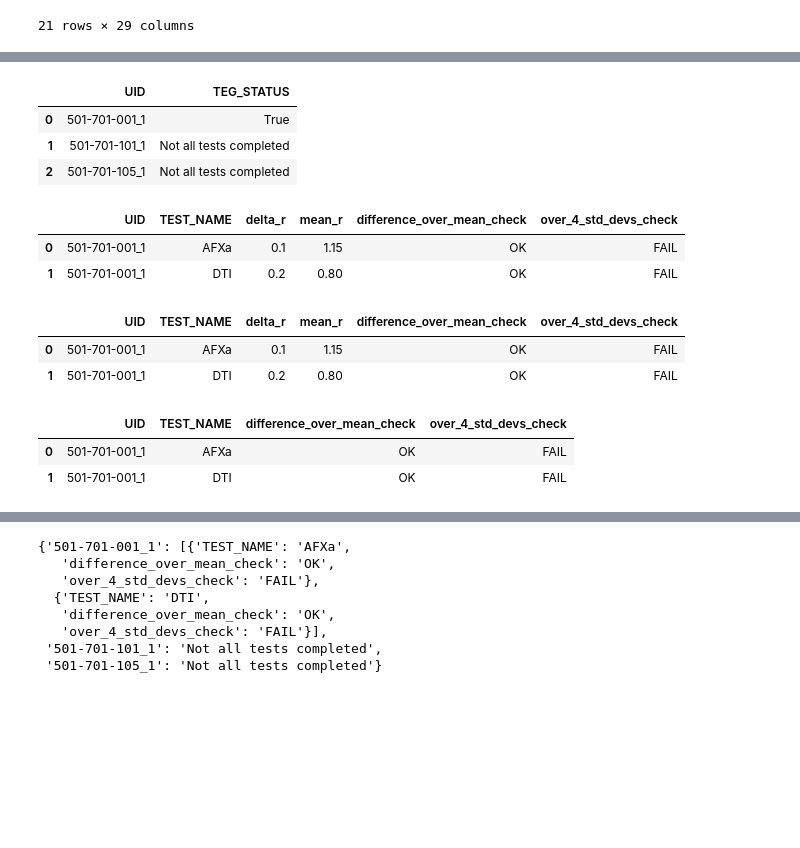
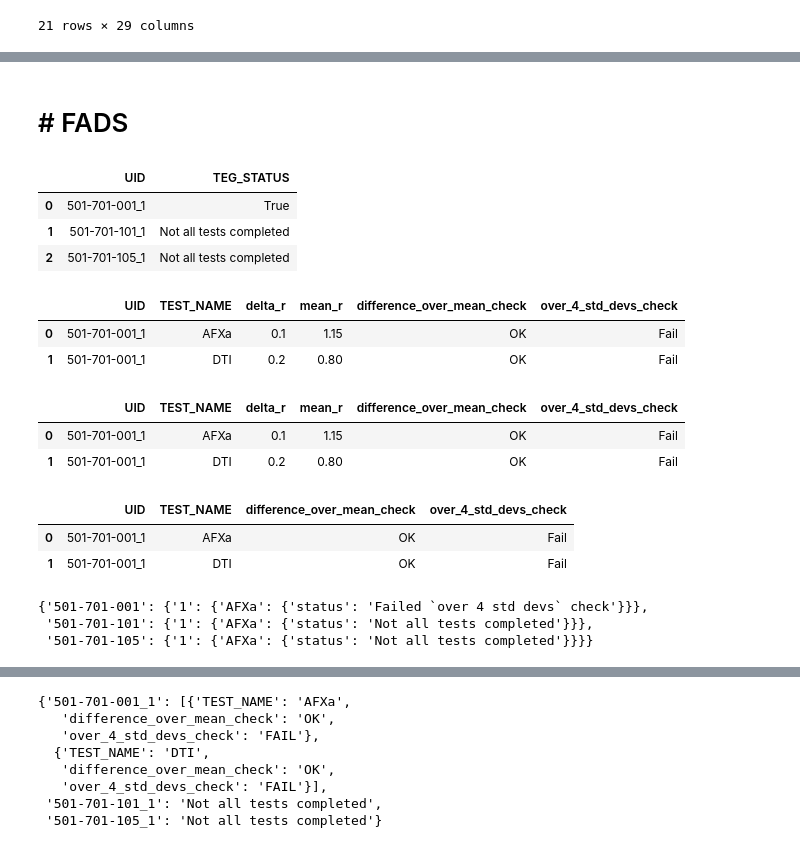
Before and after one commit to HaykTarkhanyan/DOAC_data_integrity, a Jupyter notebook: checks.ipynb, the cells around one changed output, grey strips where cells are left out. Saved outputs shown, nothing was run; the diff lists cells and outputs as text; code cells hidden in the pictures; blank space fills up the shorter version.

```diff
--- a/checks.ipynb
+++ b/checks.ipynb
@@ -118,8 +118,12 @@ TEG
 | 501-701-105_1 | 501-701-105 | 1 | PAT-20160810131047-64f0e051-fe27-... | T1-15I-100230 | 2023-01-20 15:32:00 | Test Error | DAB-B2-2 | ... |
 # %%
 import numpy as np
+# %% [markdown]
+# # FADS
 # %%
-completed_or_not = TEG.groupby("UID")['TEG_STATUS'].apply(lambda x: np.all(x == "Test Completed")).replace(False, "Not all tests completed").reset_index()
+completed_or_not = TEG.groupby("UID")['TEG_STATUS'].apply(lambda x: np.all(x == "Test Completed")) \
+                      .replace(False, "Not all tests completed") \
+                      .reset_index()
 completed_or_not
 # %% [output]
 |  | UID | TEG_STATUS |
@@ -136,47 +141,85 @@ completed_ids = completed["UID"].to_list()
+# %%
+completed = TEG[TEG.index.isin(completed_ids)]
+
+# ! change TEG to completed later
+res = completed.groupby(["UID", "TEST_NAME"]).agg(delta_r=("TEG_VALUE_R", lambda x: abs(x[0] - x[1])),
+                                            mean_r= ("TEG_VALUE_R", lambda x: np.mean(x)))
+
+res = res.reset_index()
+
+res['difference_over_mean_check'] = np.where((res['delta_r'] / res['mean_r']) <= 0.4, "OK", "Fail")
 # %%
-completed = TEG[TEG.index.isin(completed_ids)]
-
-# ! change TEG to completed later
-res = completed.groupby(["UID", "TEST_NAME"]).agg(delta_r=("TEG_VALUE_R", lambda x: abs(x[0] - x[1])),
-                                            mean_r= ("TEG_VALUE_R", lambda x: np.mean(x)))
-
-res = res.reset_index()
-
-res['difference_over_mean_check'] = np.where((res['delta_r'] / res['mean_r']) <= 0.4, "OK", "FAIL")
 
 means = res.groupby("TEST_NAME")["delta_r"].apply('mean')
 afxa_mean, dti_mean = means.loc["AFXa"], means.loc["DTI"]
-
 
 std_devs = res.groupby("TEST_NAME")["delta_r"].apply('std')
 afxa_std, dti_std = std_devs.loc["AFXa"], std_devs.loc["DTI"]
 
 def std_deviation_check(x):
     if x['TEST_NAME'] == "AFXa":
         sigmas = (x['delta_r'] - afxa_mean) / afxa_std
     elif x['TEST_NAME'] == "DTI":
         sigmas = (x['delta_r'] - dti_mean) / dti_std
 
     if sigmas <= 4:
         return "OK"
-    return "FAIL"
+    return "Fail"
 
 res["over_4_std_devs_check"] = res.apply(std_deviation_check, axis=1)
 # res.groupby("TEST_NAME").apply(lambda x: x['delta_r']  - x['mean_delta_r']),
 res
 # %% [output]
 |  | UID | TEST_NAME | delta_r | mean_r | difference_over_mean_check | over_4_std_devs_check |
-| 0 | 501-701-001_1 | AFXa | 0.1 | 1.15 | OK | FAIL |
-| 1 | 501-701-001_1 | DTI | 0.2 | 0.80 | OK | FAIL |
+| 0 | 501-701-001_1 | AFXa | 0.1 | 1.15 | OK | Fail |
+| 1 | 501-701-001_1 | DTI | 0.2 | 0.80 | OK | Fail |
 # %%
 res
 # %% [output]
 |  | UID | TEST_NAME | delta_r | mean_r | difference_over_mean_check | over_4_std_devs_check |
-| 0 | 501-701-001_1 | AFXa | 0.1 | 1.15 | OK | FAIL |
-| 1 | 501-701-001_1 | DTI | 0.2 | 0.80 | OK | FAIL |
+| 0 | 501-701-001_1 | AFXa | 0.1 | 1.15 | OK | Fail |
+| 1 | 501-701-001_1 | DTI | 0.2 | 0.80 | OK | Fail |
 # %%
-res.drop(["delta_r", "mean_r"], axis=1)#.#iloc[0].to_json()
+res.drop(["delta_r", "mean_r"], axis=1)
 # %% [output]
 |  | UID | TEST_NAME | difference_over_mean_check | over_4_std_devs_check |
-| 0 | 501-701-001_1 | AFXa | OK | FAIL |
-| 1 | 501-701-001_1 | DTI | OK | FAIL |
+| 0 | 501-701-001_1 | AFXa | OK | Fail |
+| 1 | 501-701-001_1 | DTI | OK | Fail |
+# %%
+def get_r_time_status(x):
+    diff = x['difference_over_mean_check']
+    dev = x['over_4_std_devs_check']
+
+    if diff == "Fail" and dev == "Fail":
+        return "Failed both `difference over mean` and `over 4 std devs`"
+    elif diff == "Fail":
+        return "Failed `difference over mean` check"
+    elif dev == "Fail":
+        return "Failed `over 4 std devs` check"
+    else:
+        return "OK"
+
+res["r_time_status"] = res.apply(get_r_time_status, axis=1)
+
+# ! Assumes that test status for the same run is the same for all channels (DTI, AFXa)
+def process_output(res, test_name):
+    res = res[res["TEST_NAME"] == test_name]
+
+    res = res[["UID", "r_time_status"]].set_index("UID")
+
+    res = pd.Series(res["r_time_status"], name=test_name)
+    res_dict = res.to_dict()
+    res_dict.update(not_completed_dict)
+
+    global make_json_nested
+
+    new_dict = make_json_nested(res_dict, test_name)
+
+    return new_dict
+
+process_output(res, "AFXa")
+process_output(res, "DTI")
+# %% [output]
+{'501-701-001': {'1': {'AFXa': {'status': 'Failed `over 4 std devs` check'}}},
+ '501-701-101': {'1': {'AFXa': {'status': 'Not all tests completed'}}},
+ '501-701-105': {'1': {'AFXa': {'status': 'Not all tests completed'}}}}
```
Also changed, not shown: parts of 25 cells of this notebook.
